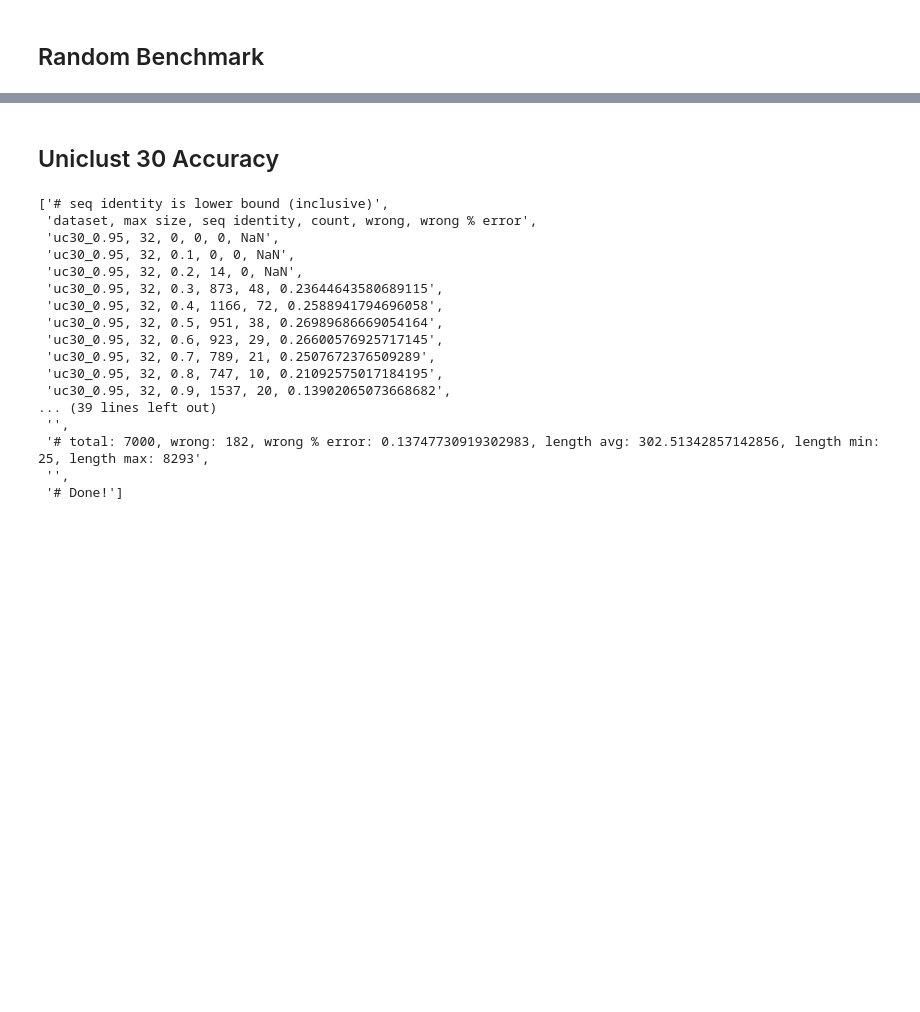
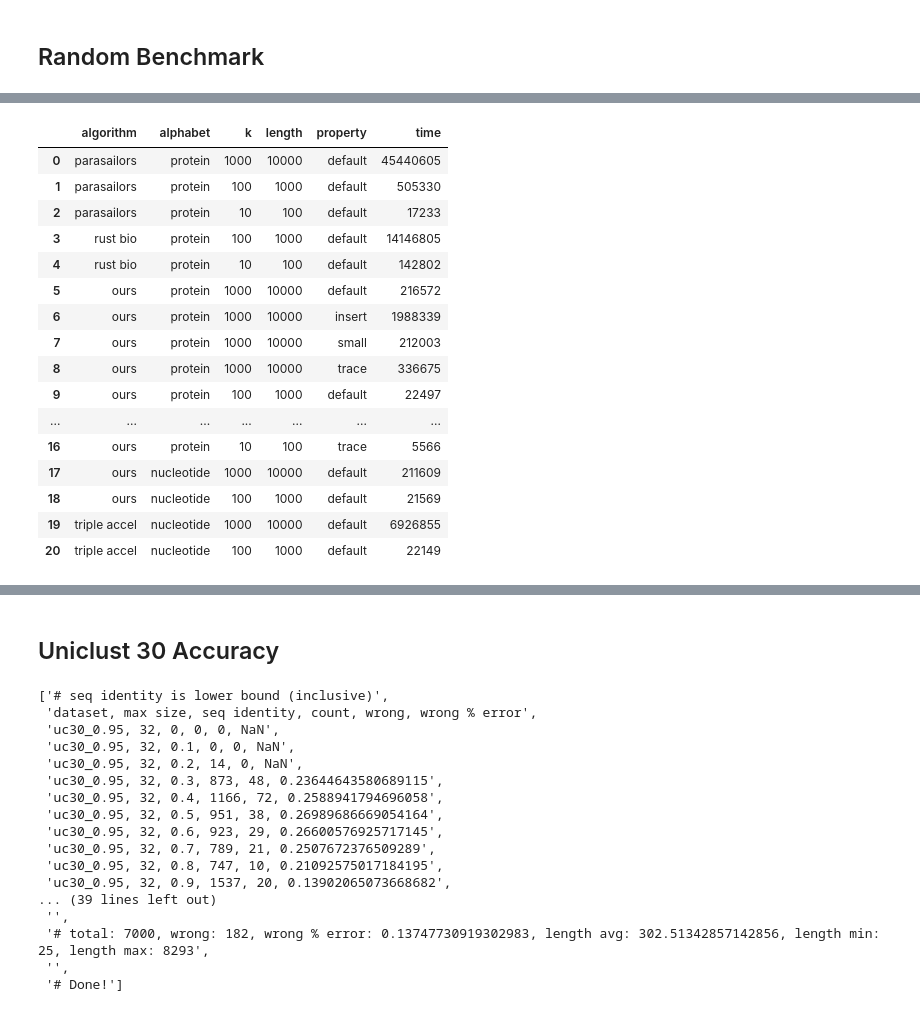
Before and after one commit to Daniel-Liu-c0deb0t/block-aligner, a Jupyter notebook: vis/block_aligner_vis.ipynb, the cells around one changed output, grey strips where cells are left out. Drawn from its saved outputs; the diff is of its cells as text; code cells hidden in the pictures; blank space fills up the shorter version.

```diff
--- a/vis/block_aligner_vis.ipynb
+++ b/vis/block_aligner_vis.ipynb
@@ -123,3 +120,6 @@ alt.Chart(data).mark_bar().encode(
 [interactive output not drawn]
 # %% [markdown]
 ## Random Benchmark
+# %%
+output = !cd .. && RUSTFLAGS="-C target-cpu=native" cargo bench --quiet -- bench_ | grep 'bench:' | grep -v 'prefix_scan' | awk '{print $2"\t"$5}'
+output
@@ -125,0 +144,18 @@ alt.Chart(data).mark_bar().encode(
+# %%
+cleaned = ["algorithm\talphabet\tk\tlength\tproperty\ttime"]
+names = ["parasailors_aa", "rustbio_aa", "scan_aa", "scan_nuc", "triple_accel"]
+new_names = ["parasailors\tprotein", "rust bio\tprotein", "ours\tprotein", "ours\tnucleotide", "triple accel\tnucleotide"]
+
+for o in output:
+    o = o[len("bench_"):]
+    for n, nn in zip(names, new_names):
+        if o.startswith(n):
+            suffix = o[len(n):].replace("_", "\t")
+            o = nn + suffix
+            break
+    if len(o.split("\t")) < len(cleaned[0].split("\t")):
+        insert_idx = o.rindex("\t")
+        o = o[:insert_idx] + "\tdefault" + o[insert_idx:]
+    cleaned.append(o)
+
+cleaned
@@ -125,0 +180,21 @@ alt.Chart(data).mark_bar().encode(
+# %%
+data = csv_to_pandas(cleaned, d = "\t", t = ",")
+data
+# %% [output]
+|  | algorithm | alphabet | k | length | property | time |
+| 0 | parasailors | protein | 1000 | 10000 | default | 45440605 |
+| 1 | parasailors | protein | 100 | 1000 | default | 505330 |
+| 2 | parasailors | protein | 10 | 100 | default | 17233 |
+| 3 | rust bio | protein | 100 | 1000 | default | 14146805 |
+| 4 | rust bio | protein | 10 | 100 | default | 142802 |
+| 5 | ours | protein | 1000 | 10000 | default | 216572 |
+| 6 | ours | protein | 1000 | 10000 | insert | 1988339 |
+| 7 | ours | protein | 1000 | 10000 | small | 212003 |
+| 8 | ours | protein | 1000 | 10000 | trace | 336675 |
+| 9 | ours | protein | 100 | 1000 | default | 22497 |
+| ... | ... | ... | ... | ... | ... | ... |
+| 16 | ours | protein | 10 | 100 | trace | 5566 |
+| 17 | ours | nucleotide | 1000 | 10000 | default | 211609 |
+| 18 | ours | nucleotide | 100 | 1000 | default | 21569 |
+| 19 | triple accel | nucleotide | 1000 | 10000 | default | 6926855 |
+| 20 | triple accel | nucleotide | 100 | 1000 | default | 22149 |
```
Also changed, not shown: parts of 37 cells of this notebook, 3 other files.
